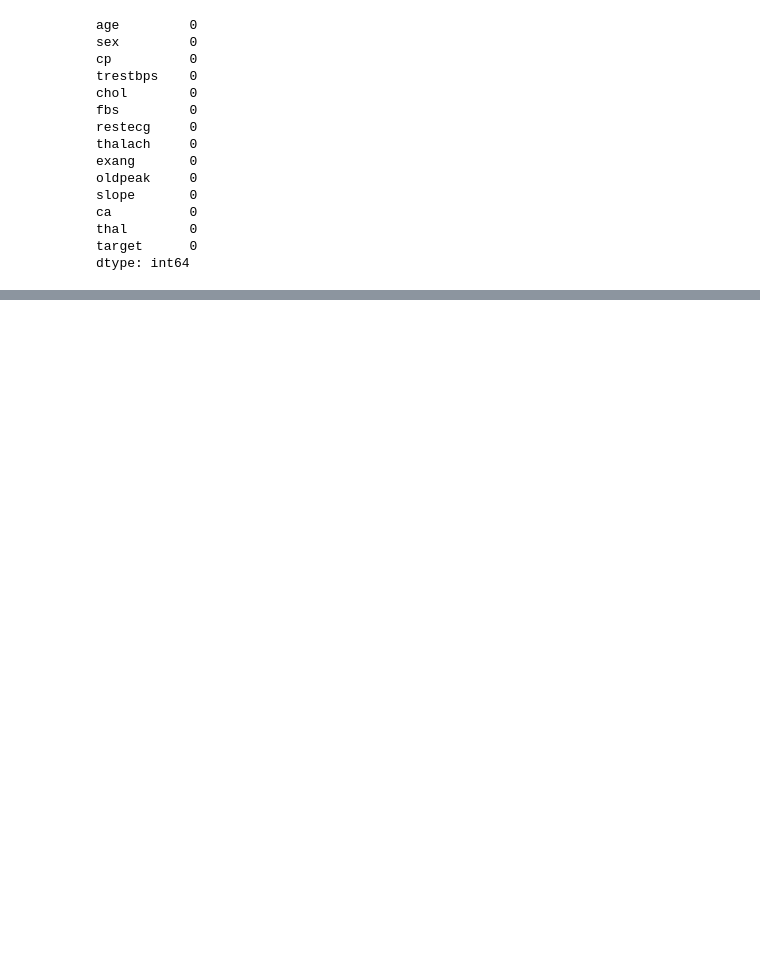
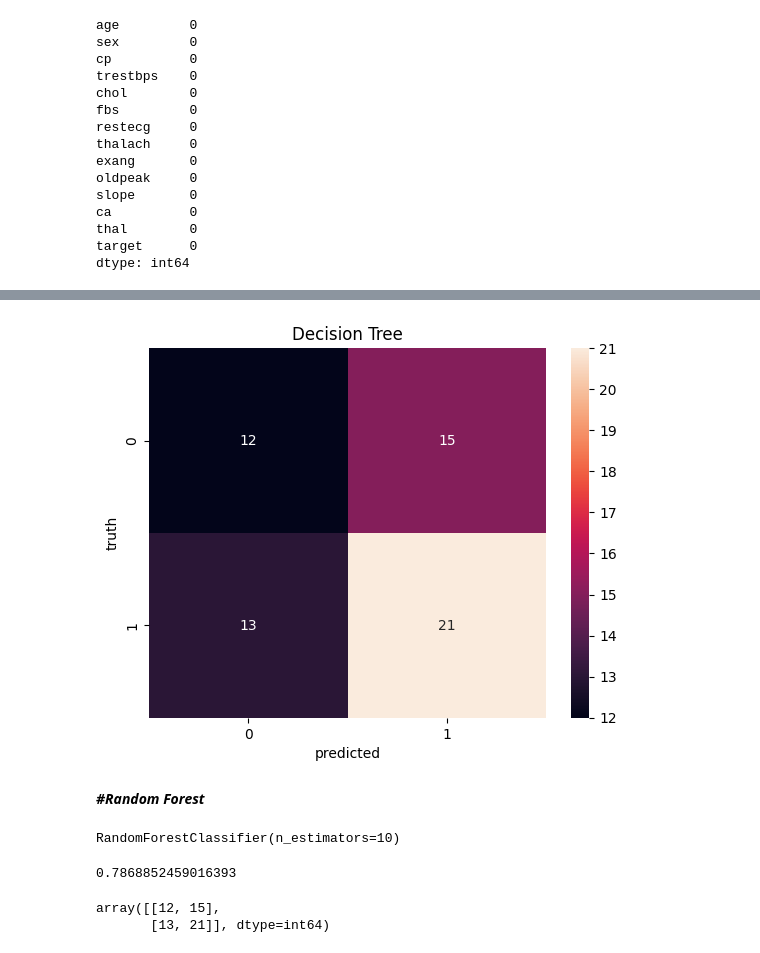
Before and after one commit to Sumithjohn/Heart-Disesase-Prediction, a Jupyter notebook: heart disease predit 001.ipynb, the cells around one changed output, grey strips where cells are left out. Drawn from its saved outputs; the diff is of its cells as text; code cells hidden in the pictures; blank space fills up the shorter version.

```diff
--- a/heart disease predit 001.ipynb
+++ b/heart disease predit 001.ipynb
@@ -288,0 +207,10 @@ plt.show()
+# %%
+sns.heatmap(cm_dt,annot=True)
+plt.title("Decision Tree")
+plt.xlabel('predicted')
+plt.ylabel('truth')
+plt.show()
+# %% [output]
+[figure, added]
+# %% [markdown]
+***#Random Forest***
@@ -288,0 +221,15 @@ plt.show()
+# %%
+model_rf.fit(x_train,y_train)
+# %% [output]
+RandomForestClassifier(n_estimators=10)
+# %%
+rf_accuracy=model_rf.score(x_test,y_test)
+rf_accuracy
+# %% [output]
+0.7868852459016393
+# %%
+cm_rf=confusion_matrix(y_test,y_pred)
+cm_rf
+# %% [output]
+array([[12, 15],
+       [13, 21]], dtype=int64)
```
Also changed, not shown: parts of 45 cells of this notebook, 3 other files.
